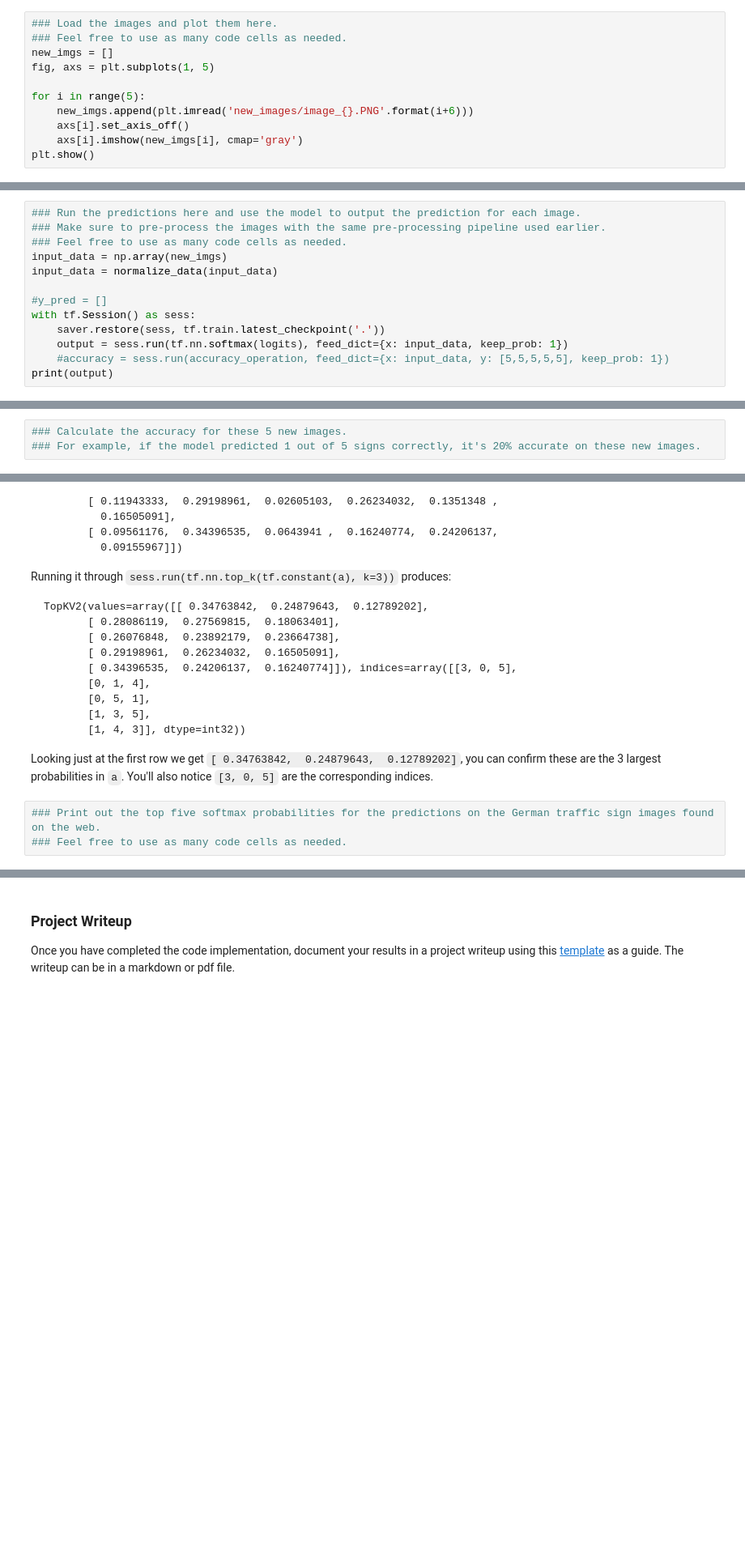
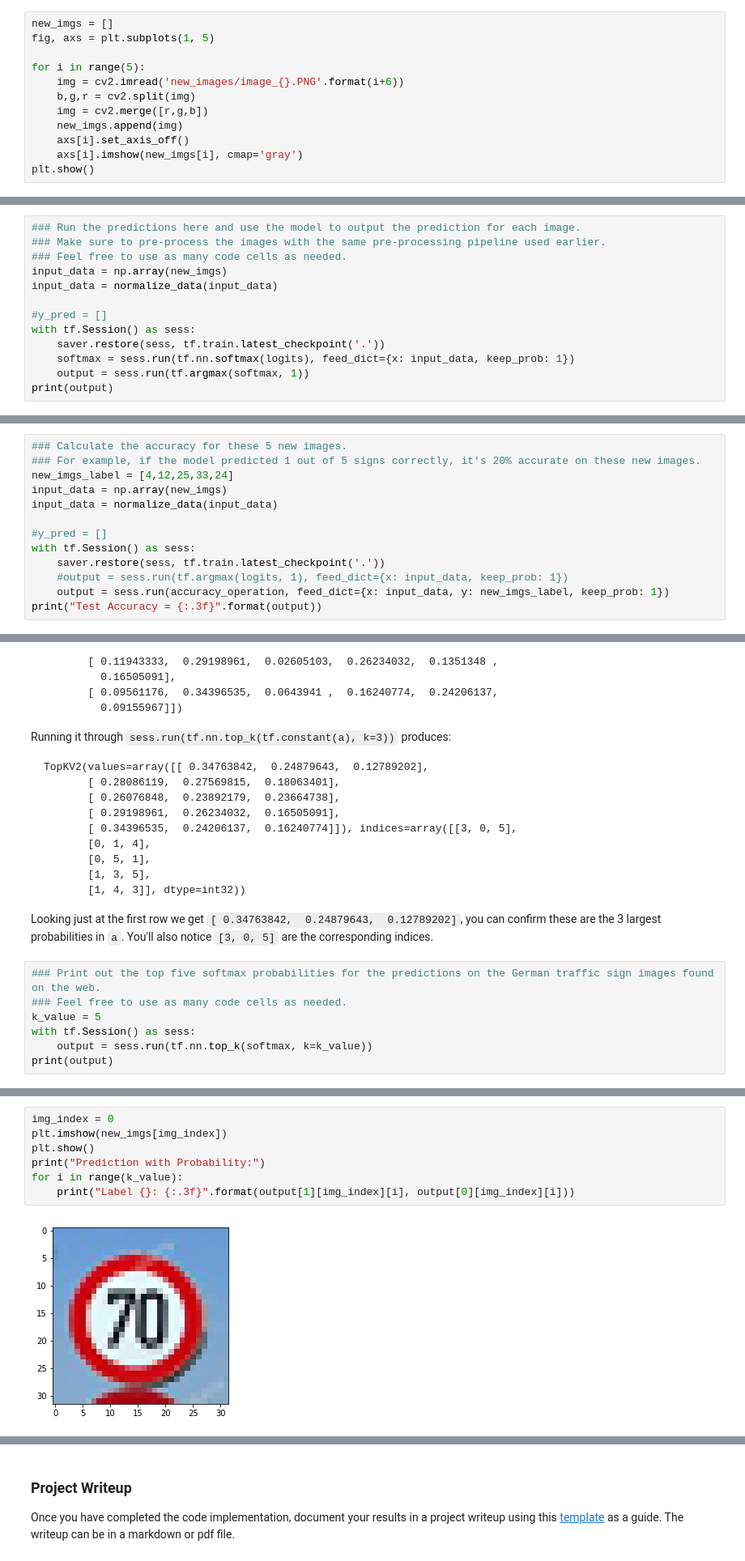
Before and after one commit to Dios-Malone/CarND-Traffic-Sign-Classifier-Project, a Jupyter notebook: Traffic_Sign_Classifier.ipynb, the cells around one changed output, grey strips where cells are left out. Shown: that part at 81% size. Cells and saved outputs as stored; diff of their text form; blank space fills up the shorter version.

```diff
--- a/Traffic_Sign_Classifier.ipynb
+++ b/Traffic_Sign_Classifier.ipynb
@@ -516,13 +516,14 @@ You may find `signnames.csv` useful as it contains mappings from the class id (i
 # %% [markdown]
 ### Load and Output the Images
 # %%
-### Load the images and plot them here.
-### Feel free to use as many code cells as needed.
 new_imgs = []
 fig, axs = plt.subplots(1, 5)
 
 for i in range(5):
-    new_imgs.append(plt.imread('new_images/image_{}.PNG'.format(i+6)))
+    img = cv2.imread('new_images/image_{}.PNG'.format(i+6))
+    b,g,r = cv2.split(img)
+    img = cv2.merge([r,g,b])
+    new_imgs.append(img)
     axs[i].set_axis_off()
     axs[i].imshow(new_imgs[i], cmap='gray')
 plt.show()
@@ -540,8 +541,8 @@ input_data = normalize_data(input_data)
 #y_pred = []
 with tf.Session() as sess:
     saver.restore(sess, tf.train.latest_checkpoint('.'))
-    output = sess.run(tf.nn.softmax(logits), feed_dict={x: input_data, keep_prob: 1})
-    #accuracy = sess.run(accuracy_operation, feed_dict={x: input_data, y: [5,5,5,5,5], keep_prob: 1})
+    softmax = sess.run(tf.nn.softmax(logits), feed_dict={x: input_data, keep_prob: 1})
+    output = sess.run(tf.argmax(softmax, 1))
 print(output)
 # %% [output]
 (5, 32, 32, 1)
@@ -566,3 +552,13 @@ print(output)
 # %%
 ### Calculate the accuracy for these 5 new images.
 ### For example, if the model predicted 1 out of 5 signs correctly, it's 20% accurate on these new images.
+new_imgs_label = [4,12,25,33,24]
+input_data = np.array(new_imgs)
+input_data = normalize_data(input_data)
+
+#y_pred = []
+with tf.Session() as sess:
+    saver.restore(sess, tf.train.latest_checkpoint('.'))
+    #output = sess.run(tf.argmax(logits, 1), feed_dict={x: input_data, keep_prob: 1})
+    output = sess.run(accuracy_operation, feed_dict={x: input_data, y: new_imgs_label, keep_prob: 1})
+print("Test Accuracy = {:.3f}".format(output))
@@ -609,3 +608,7 @@ Looking just at the first row we get `[ 0.34763842,  0.24879643,  0.12789202]`,
 # %%
 ### Print out the top five softmax probabilities for the predictions on the German traffic sign images found on the web.
 ### Feel free to use as many code cells as needed.
+k_value = 5
+with tf.Session() as sess:
+    output = sess.run(tf.nn.top_k(softmax, k=k_value))
+print(output)
@@ -611,0 +630,9 @@ Looking just at the first row we get `[ 0.34763842,  0.24879643,  0.12789202]`,
+# %%
+img_index = 0
+plt.imshow(new_imgs[img_index])
+plt.show()
+print("Prediction with Probability:")
+for i in range(k_value):
+    print("Label {}: {:.3f}".format(output[1][img_index][i], output[0][img_index][i]))
+# %% [output]
+[figure, added]
```
Also changed, not shown: parts of 11 cells of this notebook.
